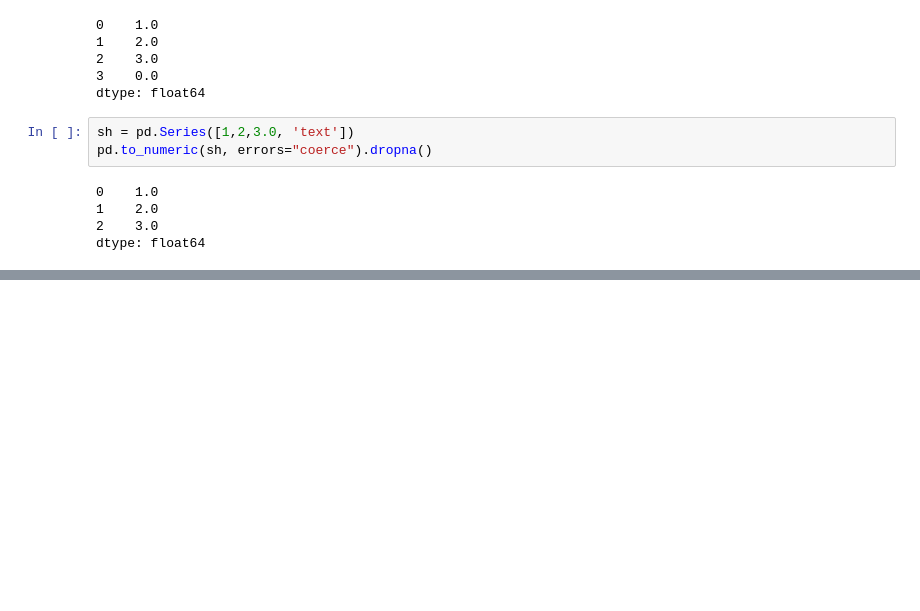
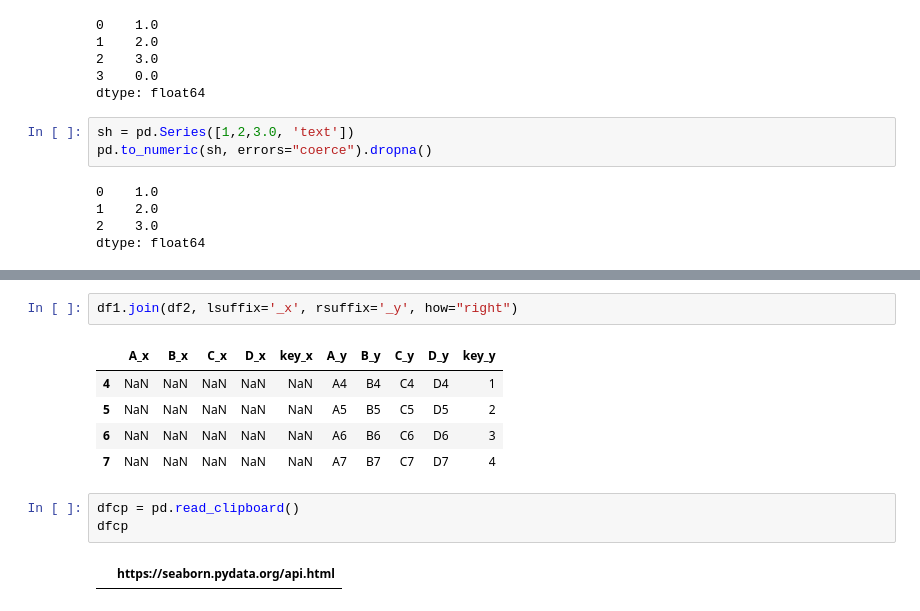
Before and after one commit to Rafles29/PPDA, a Jupyter notebook: labolatories/lab6.ipynb, the cells around one changed output, grey strips where cells are left out. Cells and saved outputs as stored; diff of their text form; blank space fills up the shorter version.

```diff
--- a/labolatories/lab6.ipynb
+++ b/labolatories/lab6.ipynb
@@ -105,0 +641,13 @@ dtype: float64
+# %%
+df1.join(df2, lsuffix='_x', rsuffix='_y', how="right")
+# %% [output]
+|  | A_x | B_x | C_x | D_x | key_x | A_y | B_y | C_y | D_y | key_y |
+| 4 | NaN | NaN | NaN | NaN | NaN | A4 | B4 | C4 | D4 | 1 |
+| 5 | NaN | NaN | NaN | NaN | NaN | A5 | B5 | C5 | D5 | 2 |
+| 6 | NaN | NaN | NaN | NaN | NaN | A6 | B6 | C6 | D6 | 3 |
+| 7 | NaN | NaN | NaN | NaN | NaN | A7 | B7 | C7 | D7 | 4 |
+# %%
+dfcp = pd.read_clipboard()
+dfcp
+# %% [output]
+|  | https://seaborn.pydata.org/api.html |
```
Also changed, not shown: parts of 64 cells of this notebook, 6 other files.
